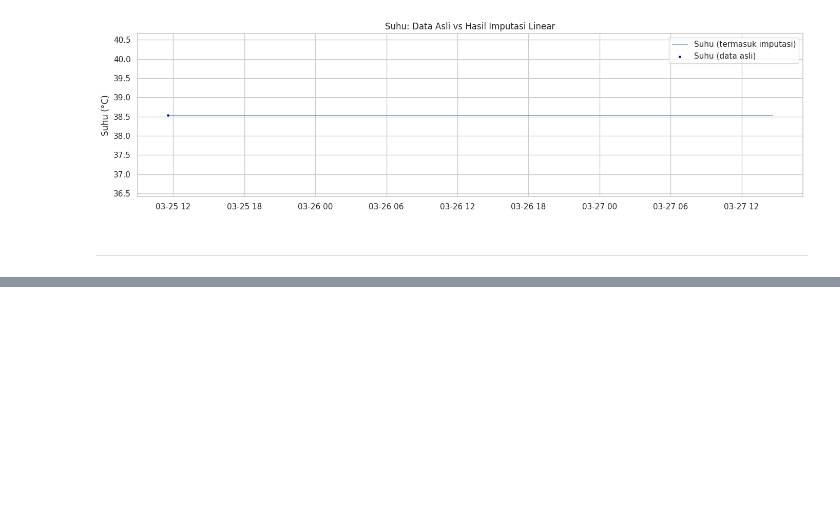
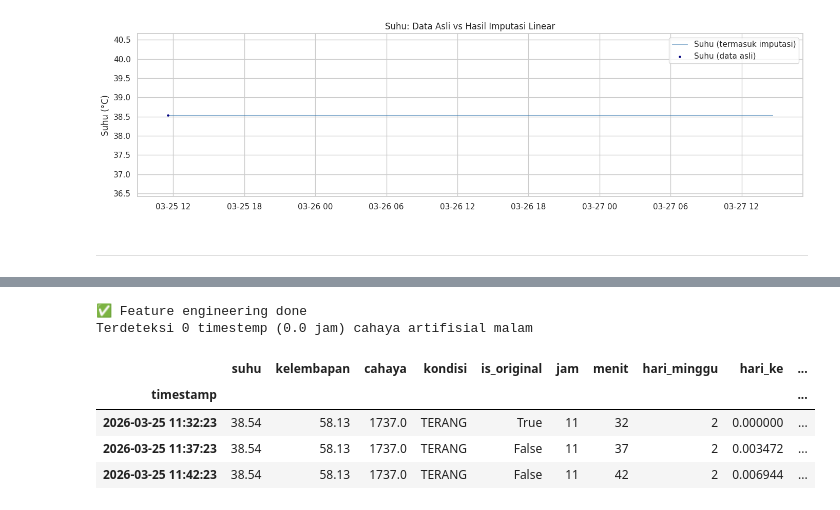
Before and after one commit to delafajarmulia/suhu-detector-ai, a Jupyter notebook: weather_analysis_1.ipynb, the cells around one changed output, grey strips where cells are left out. Saved outputs shown, nothing was run; the diff lists cells and outputs as text; code cells hidden in the pictures; blank space fills up the shorter version.

```diff
--- a/weather_analysis_1.ipynb
+++ b/weather_analysis_1.ipynb
@@ -269,0 +278,31 @@ plt.show()
+# %%
+df_feat = df_full.copy()
+
+# Ekstrasi waktu
+df_feat['jam']          = df_feat.index.hour
+df_feat['menit']        = df_feat.index.minute
+df_feat['hari_minggu']  = df_feat.index.dayofweek     # 0 = senin, 6 = minggu
+df_feat['hari_ke']      = (df_feat.index - df_feat.index.min()).total_seconds() / 86400
+
+# flag malam (21:00 - 05:59)
+df_feat['is_malam'] = df_feat['jam'].apply(lambda h: 1 if h>= 21 or h < 6 else 0)
+
+# threshold cahaya: nilai > 2000 dianggap 'cukup terang'
+# cahaya artifisial = malam tapi cahaya tinggi (lampu kamar nyala)
+THRESHOLD_CAHAYA = 2000
+df_feat['cahaya_artifisial'] = ((df_feat['is_malam'] == 1) &
+                                (df_feat['cahaya'] > THRESHOLD_CAHAYA)).astype(int)
+
+n_artifisial = df_feat['cahaya_artifisial'].sum()
+print(f'✅ Feature engineering done')
+print(f'Terdeteksi {n_artifisial} timestemp ({n_artifisial*5/60:.1f} jam) cahaya artifisial malam')
+print()
+df_feat.head(3)
+# %% [output]
+✅ Feature engineering done
+Terdeteksi 0 timestemp (0.0 jam) cahaya artifisial malam
+|  | suhu | kelembapan | cahaya | kondisi | is_original | jam | menit | hari_minggu | hari_ke | ... |
+| timestamp |  |  |  |  |  |  |  |  |  | ... |
+| 2026-03-25 11:32:23 | 38.54 | 58.13 | 1737.0 | TERANG | True | 11 | 32 | 2 | 0.000000 | ... |
+| 2026-03-25 11:37:23 | 38.54 | 58.13 | 1737.0 | TERANG | False | 11 | 37 | 2 | 0.003472 | ... |
+| 2026-03-25 11:42:23 | 38.54 | 58.13 | 1737.0 | TERANG | False | 11 | 42 | 2 | 0.006944 | ... |
```
Also changed, not shown: parts of 4 cells of this notebook.
